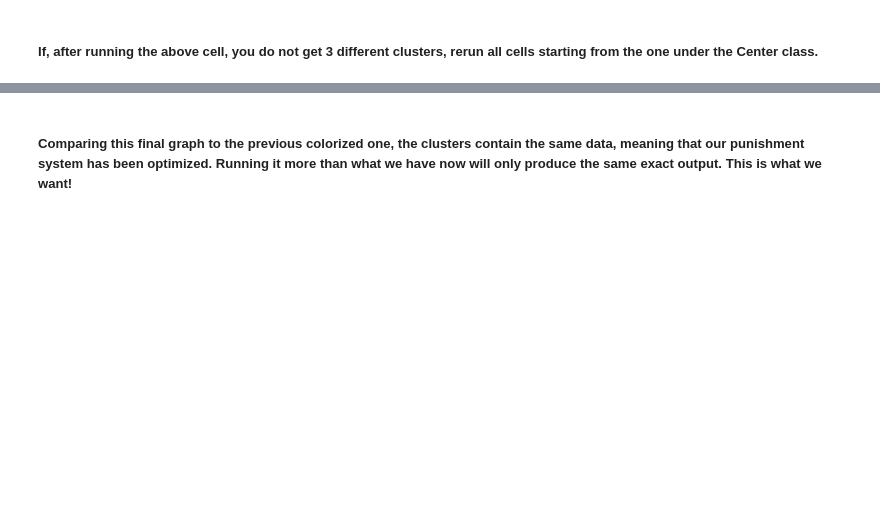
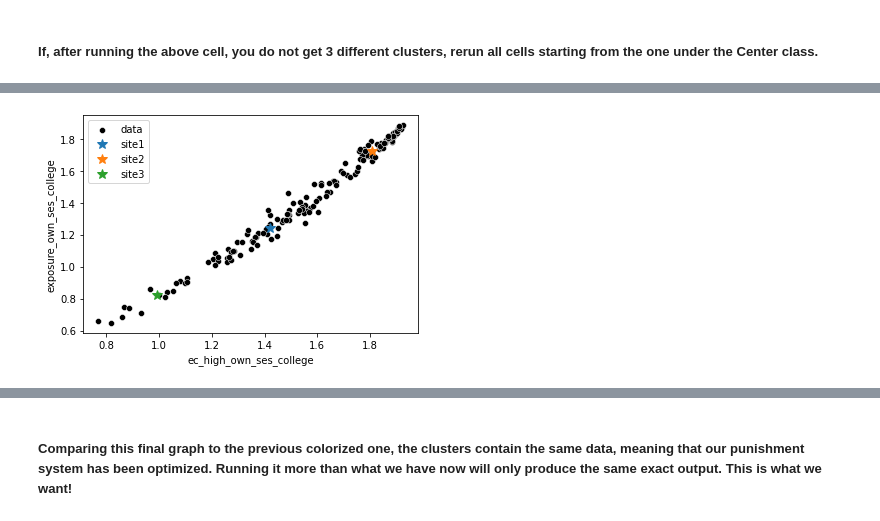
Before and after one commit to crspencer11/ECON148, a Jupyter notebook: dev/ca_college_ses/ca_college.ipynb, the cells around one changed output, grey strips where cells are left out. Cells and saved outputs as stored; diff of their text form; code cells hidden in the pictures; blank space fills up the shorter version.

```diff
--- a/dev/ca_college_ses/ca_college.ipynb
+++ b/dev/ca_college_ses/ca_college.ipynb
@@ -228,0 +228,16 @@ plot_centers_and_colorized_data(without_labels, (c1, c2, c3))
+# %%
+average_c1_length = np.mean(without_labels[without_labels["cluster"] == 0])["ec_high_own_ses_college"]
+average_c1_width = np.mean(without_labels[without_labels["cluster"] == 0])["exposure_own_ses_college"]
+c1.coordinates = (average_c1_length, average_c1_width)
+
+average_c2_length = np.mean(without_labels[without_labels["cluster"] == 1])["ec_high_own_ses_college"]
+average_c2_width = np.mean(without_labels[without_labels["cluster"] == 1])["exposure_own_ses_college"]
+c2.coordinates = (average_c2_length, average_c2_width)
+
+average_c3_length = np.mean(without_labels[without_labels["cluster"] == 2])["ec_high_own_ses_college"]
+average_c3_width = np.mean(without_labels[without_labels["cluster"] == 2])["exposure_own_ses_college"]
+c3.coordinates = (average_c3_length, average_c3_width)
+# %%
+plot_centers_and_black_data(without_labels, (c1, c2, c3))
+# %% [output]
+[figure, added]
```
Also changed, not shown: parts of 17 cells of this notebook.
